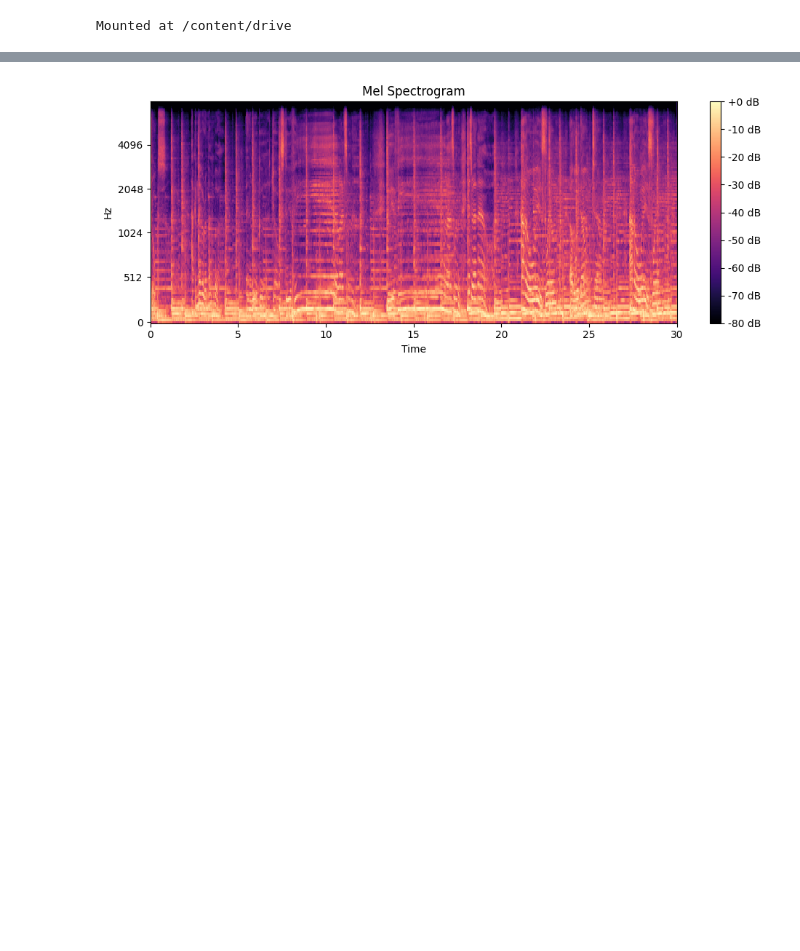
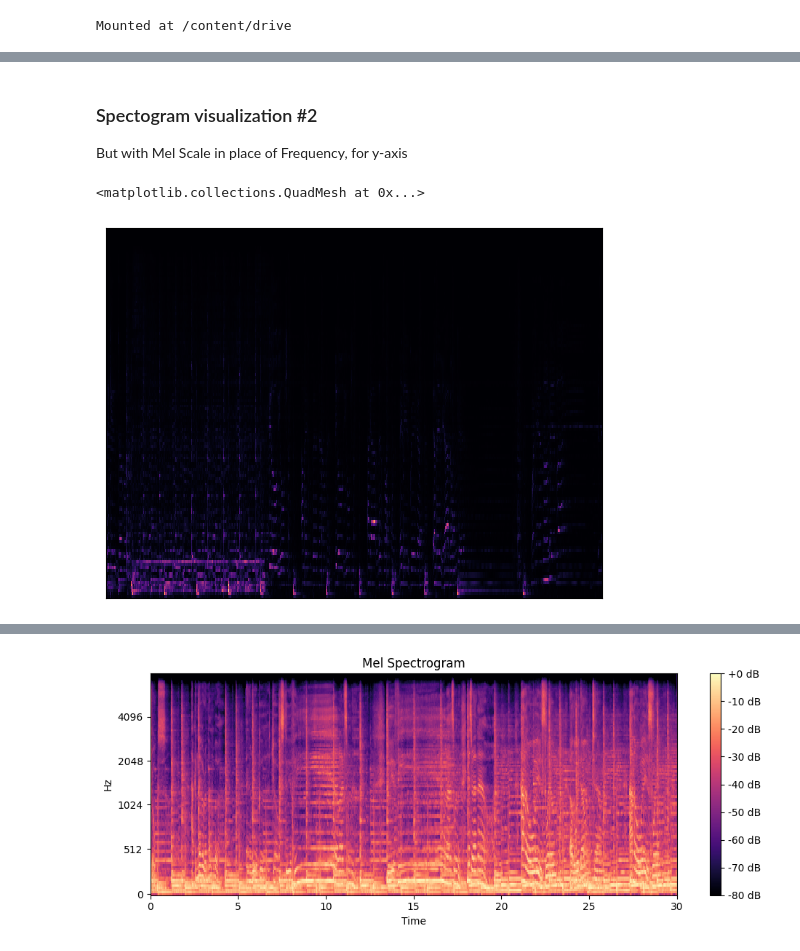
Before and after one commit to lukablaskovic/music-classification-cnn, a Jupyter notebook: nmdu.ipynb, the cells around one changed output, grey strips where cells are left out. Drawn from its saved outputs; the diff is of its cells as text; code cells hidden in the pictures; blank space fills up the shorter version.

```diff
--- a/nmdu.ipynb
+++ b/nmdu.ipynb
@@ -29,0 +77,10 @@ for genre in genres:
+# %% [markdown]
+### Spectogram visualization #2
+But with Mel Scale in place of Frequency, for y-axis
+# %%
+spectogram_mag, _ = librosa.magphase(spectogram)
+mel_scale_spectogram = librosa.feature.melspectrogram(S=spectogram_mag, sr=sample_rate)
+librosa.display.specshow(mel_scale_spectogram)
+# %% [output]
+<matplotlib.collections.QuadMesh at 0x...>
+[figure, added]
```
Also changed, not shown: parts of 10 cells of this notebook.
